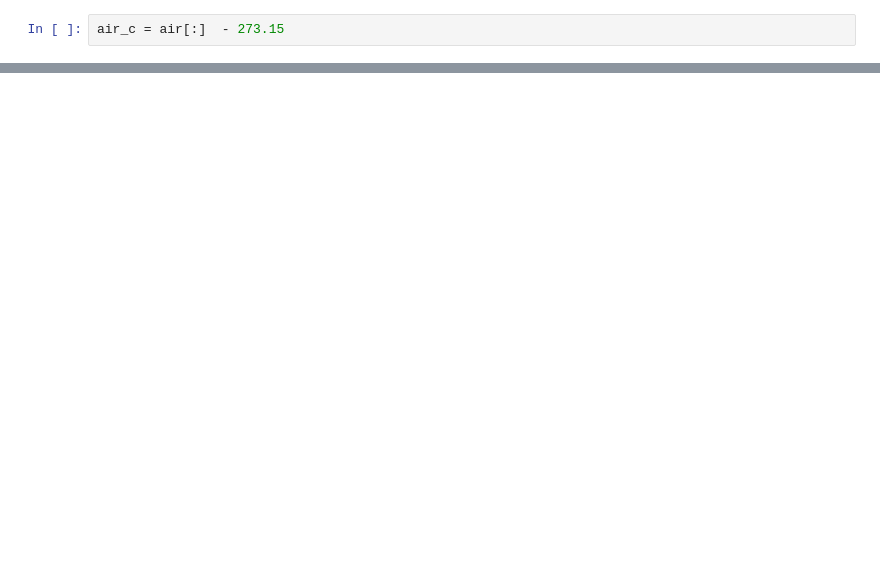
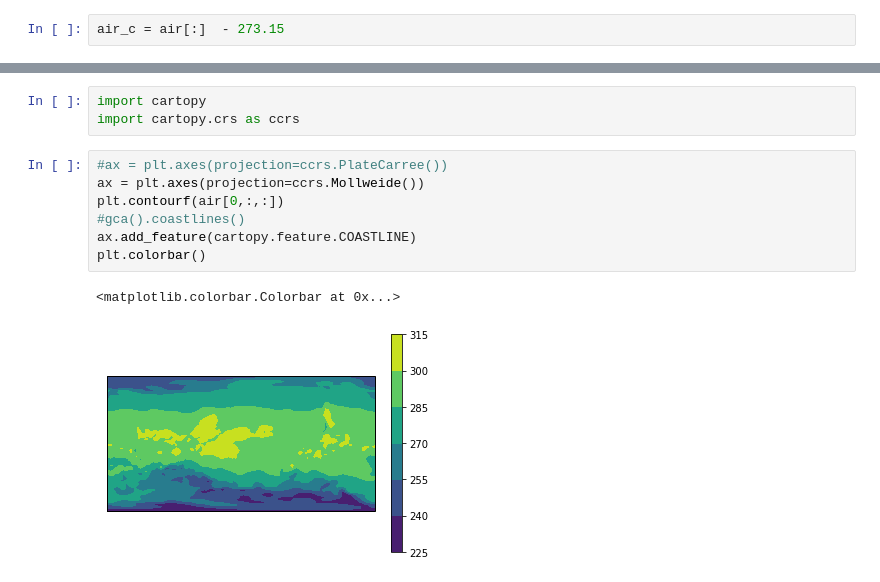
Before and after one commit to bird-house/birdhouse-workshop, a Jupyter notebook: notebooks/plotting.ipynb, the cells around one changed output, grey strips where cells are left out. Cells and saved outputs as stored; diff of their text form; blank space fills up the shorter version.

```diff
--- a/notebooks/plotting.ipynb
+++ b/notebooks/plotting.ipynb
@@ -21,0 +33,13 @@ NameError: name 'np' is not defined
+# %%
+import cartopy
+import cartopy.crs as ccrs
+# %%
+#ax = plt.axes(projection=ccrs.PlateCarree())
+ax = plt.axes(projection=ccrs.Mollweide())
+plt.contourf(air[0,:,:])
+#gca().coastlines()
+ax.add_feature(cartopy.feature.COASTLINE)
+plt.colorbar()
+# %% [output]
+<matplotlib.colorbar.Colorbar at 0x...>
+[figure, added]
```
Also changed, not shown: parts of 5 cells of this notebook.
